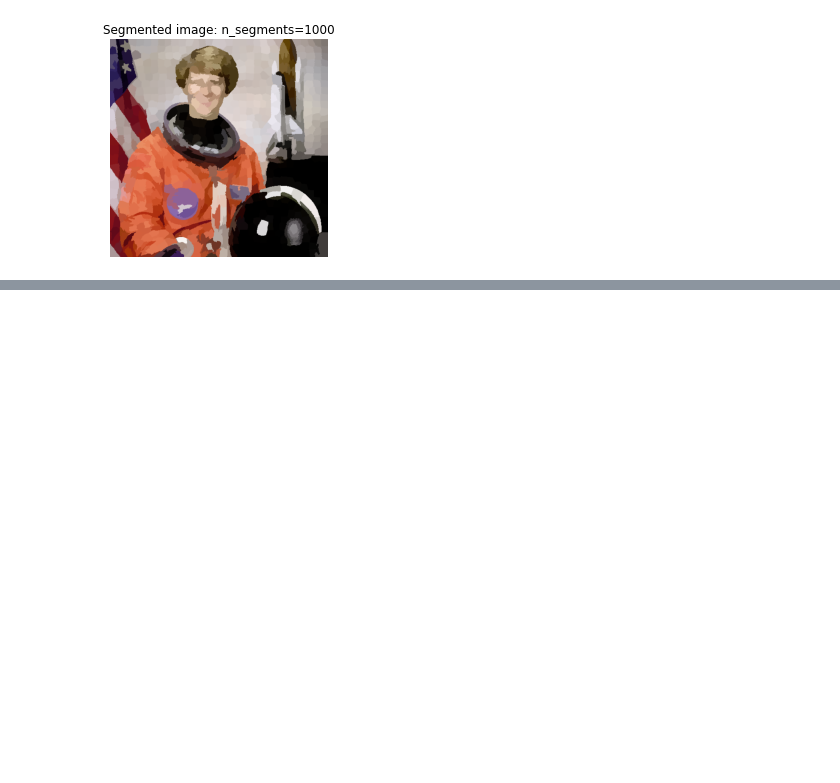
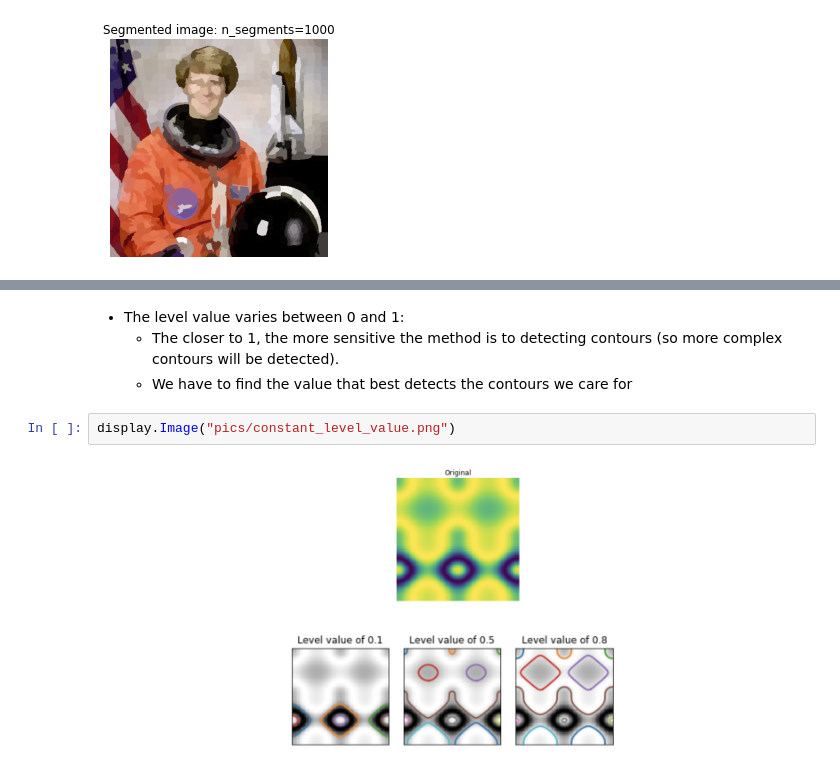
Before and after one commit to anmorgan24/Springboard, a Jupyter notebook: Notes/Image_Processing/Image_Processing_04.ipynb, the cells around one changed output, grey strips where cells are left out. Saved outputs shown, nothing was run; the diff lists cells and outputs as text; blank space fills up the shorter version.

```diff
--- a/Notes/Image_Processing/Image_Processing_04.ipynb
+++ b/Notes/Image_Processing/Image_Processing_04.ipynb
@@ -197,0 +284,8 @@ show_image(segmented_image/255, 'Segmented image: n_segments=1000')
+# %% [markdown]
+* The level value varies between 0 and 1:
+    * The closer to 1, the more sensitive the method is to detecting contours (so more complex contours will be detected).
+    * We have to find the value that best detects the contours we care for
+# %%
+display.Image("pics/constant_level_value.png")
+# %% [output]
+[figure, added]
```
Also changed, not shown: parts of 22 cells of this notebook, 3 other files.
